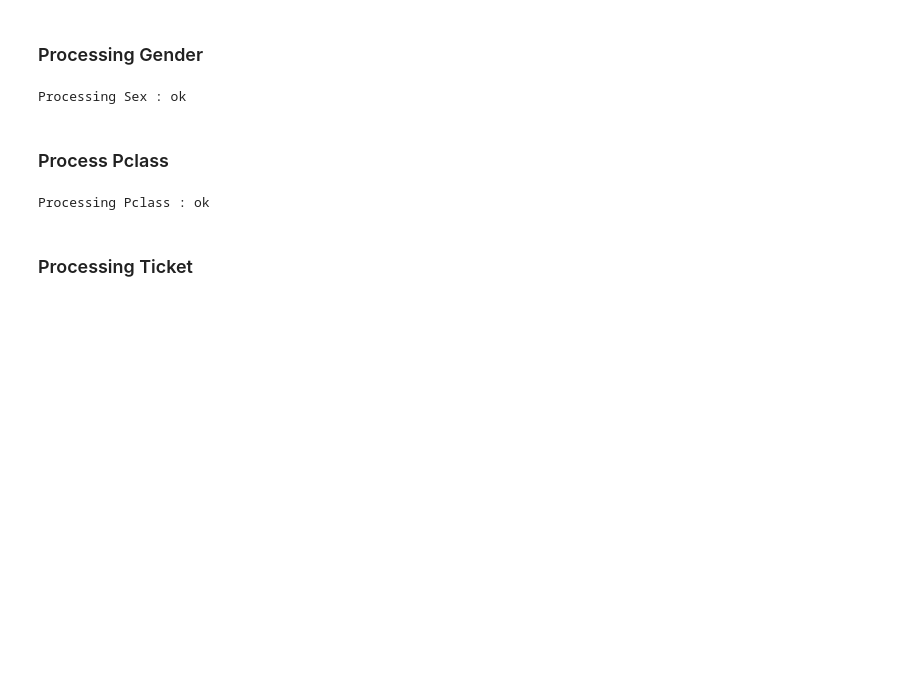
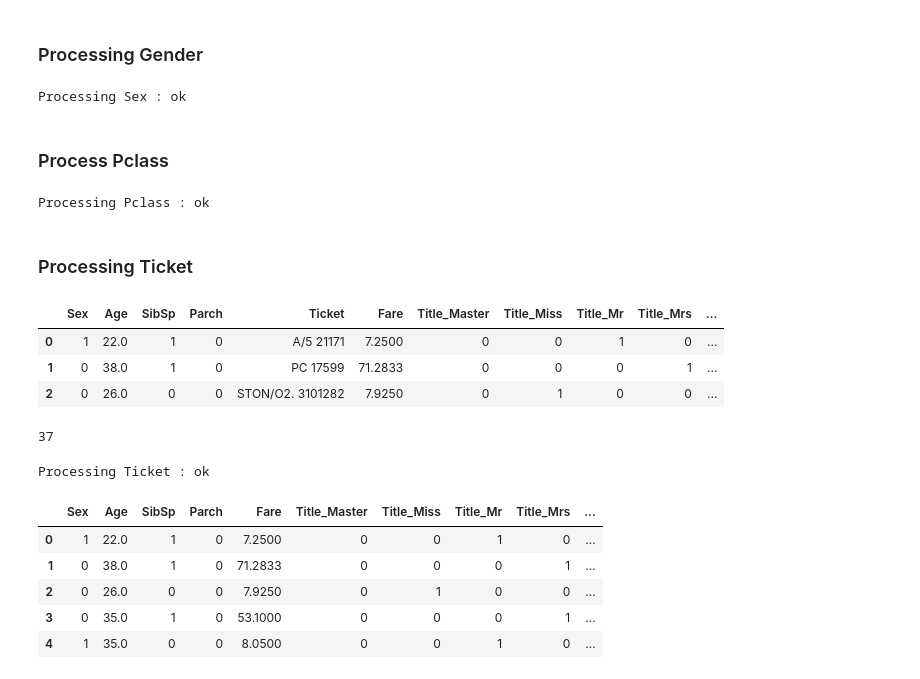
Before and after one commit to btroy94402/kaggle_titanic_project, a Jupyter notebook: titanic_sandbox.ipynb, the cells around one changed output. Saved outputs shown, nothing was run; the diff lists cells and outputs as text; code cells hidden in the pictures; blank space fills up the shorter version.

Commit message:
type: chore      Added content to the notebook by scrubbing the ticket feature, the one hot encoding the resultant text categories.

```diff
--- a/titanic_sandbox.ipynb
+++ b/titanic_sandbox.ipynb
@@ -545,3 +545,65 @@ combined= process_pclass()
 Processing Pclass : ok
 # %% [markdown]
 ### Processing Ticket
+# %%
+combined.head(3)
+# %% [output]
+|  | Sex | Age | SibSp | Parch | Ticket | Fare | Title_Master | Title_Miss | Title_Mr | Title_Mrs | ... |
+| 0 | 1 | 22.0 | 1 | 0 | A/5 21171 | 7.2500 | 0 | 0 | 1 | 0 | ... |
+| 1 | 0 | 38.0 | 1 | 0 | PC 17599 | 71.2833 | 0 | 0 | 0 | 1 | ... |
+| 2 | 0 | 26.0 | 0 | 0 | STON/O2. 3101282 | 7.9250 | 0 | 1 | 0 | 0 | ... |
+# %%
+def cleanTicket(ticket):
+    ticket = ticket.replace('.', '')
+    ticket = ticket.replace('/', '')
+    ticket = ticket.split()
+    ticket = map(lambda t : t.strip(), ticket)
+    ticket = list(filter(lambda t : not t.isdigit(), ticket))
+    if len(ticket) > 0:
+        return ticket[0]
+    else:
+        return 'XXX'
+# %%
+tickets = set()
+for t in combined['Ticket']:
+    tickets.add(cleanTicket(t))
+# %%
+print(len(tickets))
+# %% [output]
+37
+# %%
+def process_ticket():
+    """Eliminates 'Ticket' and one hot encodes categories of text in original ticket names."""
+    global combined
+
+    def cleanTicket(ticket):
+        ticket = ticket.replace('.', '')
+        ticket = ticket.replace('/', '')
+        ticket = ticket.split()
+        ticket = map(lambda t : t.strip(), ticket)
+        ticket = list(filter(lambda t : not t.isdigit(), ticket))
+        if len(ticket) > 0:
+            return ticket[0]
+        else:
+            return 'XXX'
+
+    combined['Ticket'] = combined['Ticket'].map(cleanTicket)
+    tickets_dummies = pd.get_dummies(combined['Ticket'],prefix='Ticket')
+    combined = pd.concat([combined, tickets_dummies],axis=1)
+    combined.drop('Ticket', inplace=True, axis=1)
+
+    status('Ticket')
+    return combined
+# %%
+combined = process_ticket()
+# %% [output]
+Processing Ticket : ok
+# %%
+combined.head()
+# %% [output]
+|  | Sex | Age | SibSp | Parch | Fare | Title_Master | Title_Miss | Title_Mr | Title_Mrs | ... |
+| 0 | 1 | 22.0 | 1 | 0 | 7.2500 | 0 | 0 | 1 | 0 | ... |
+| 1 | 0 | 38.0 | 1 | 0 | 71.2833 | 0 | 0 | 0 | 1 | ... |
+| 2 | 0 | 26.0 | 0 | 0 | 7.9250 | 0 | 1 | 0 | 0 | ... |
+| 3 | 0 | 35.0 | 1 | 0 | 53.1000 | 0 | 0 | 0 | 1 | ... |
+| 4 | 1 | 35.0 | 0 | 0 | 8.0500 | 0 | 0 | 1 | 0 | ... |
```
Also changed, not shown: parts of 2 cells of this notebook.
